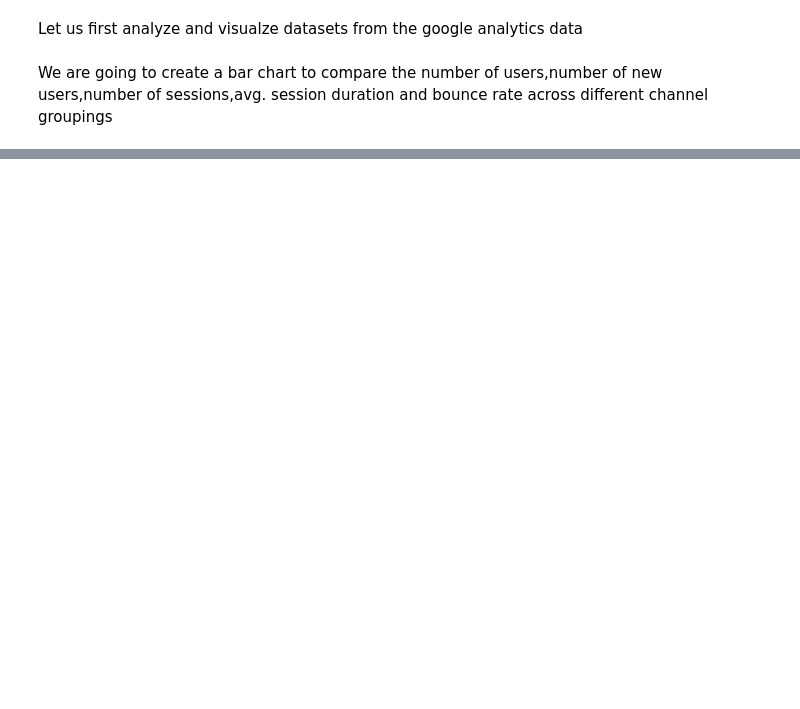
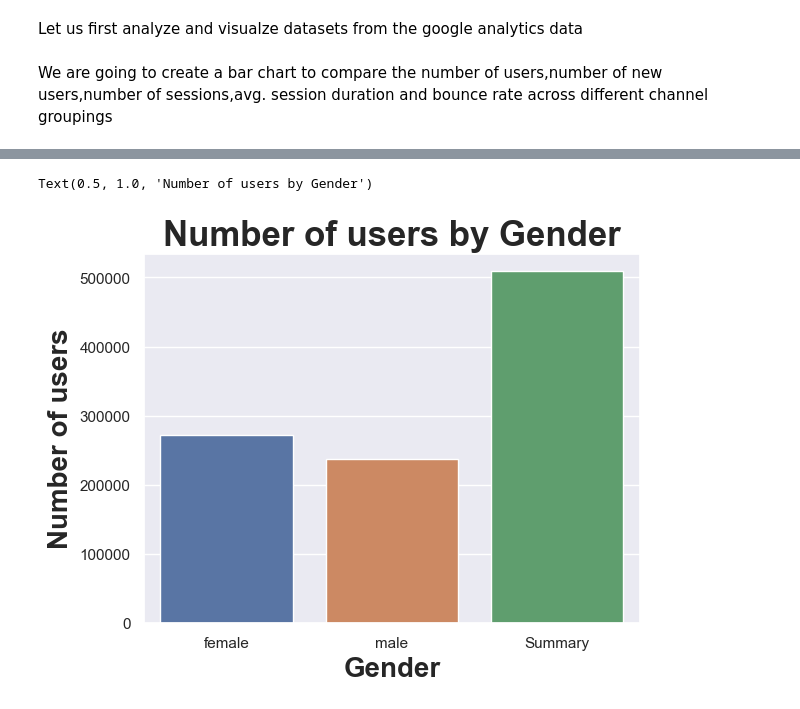
Before and after one commit to minat-hub/safe2choose, a Jupyter notebook: notebook/safe_2_choose_eda_notebook.ipynb, the cells around one changed output, grey strips where cells are left out. Drawn from its saved outputs; the diff is of its cells as text; code cells hidden in the pictures; blank space fills up the shorter version.

```diff
--- a/notebook/safe_2_choose_eda_notebook.ipynb
+++ b/notebook/safe_2_choose_eda_notebook.ipynb
@@ -533,5 +540,8 @@ viz.set_title("Number of users by Age range", fontsize = 25, weight='bold')
 # %%
-viz = sns.barplot(x="Gender", y="Users", data=age_data)
+viz = sns.barplot(x="Gender", y="Users", data=gender_data)
 viz.set_xlabel("Gender", fontsize = 20, weight='bold')
 viz.set_ylabel("Number of users", fontsize = 20, weight='bold')
 viz.set_title("Number of users by Gender", fontsize = 25, weight='bold')
+# %% [output]
+Text(0.5, 1.0, 'Number of users by Gender')
+[figure, added]
```
Also changed, not shown: parts of 34 cells of this notebook, 3 other files.
